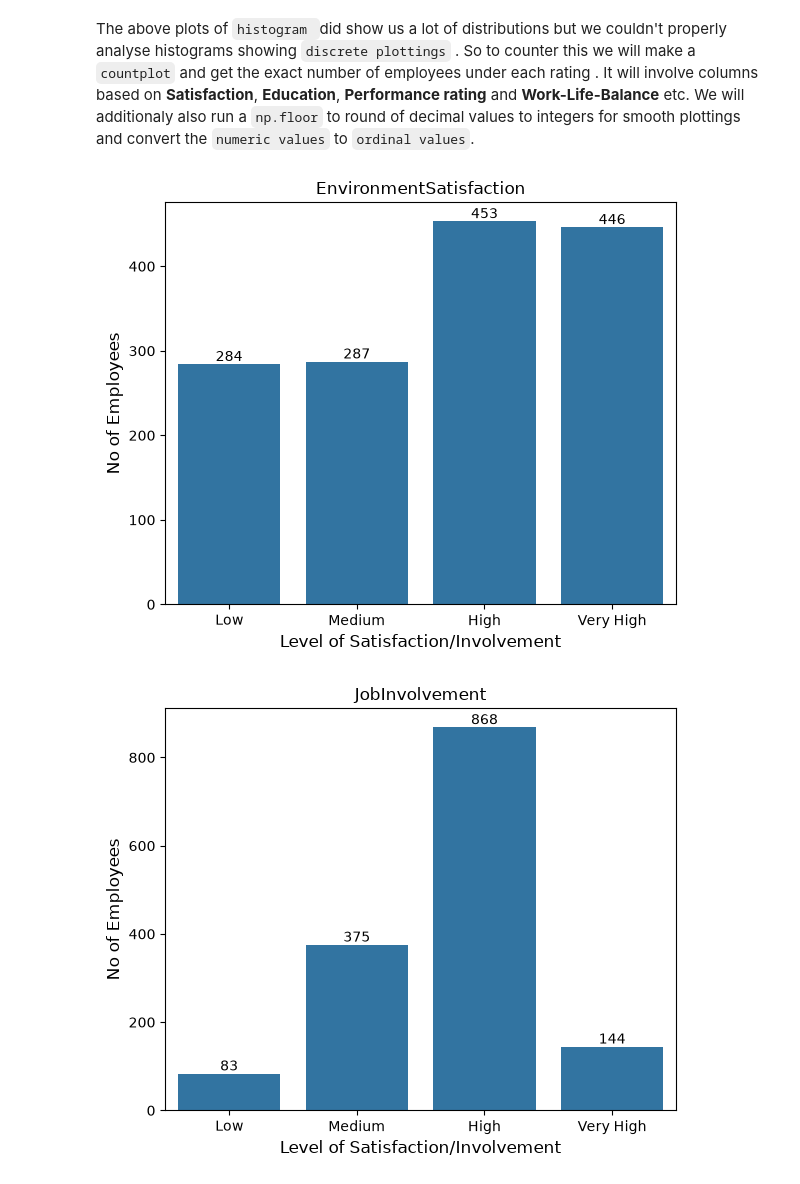
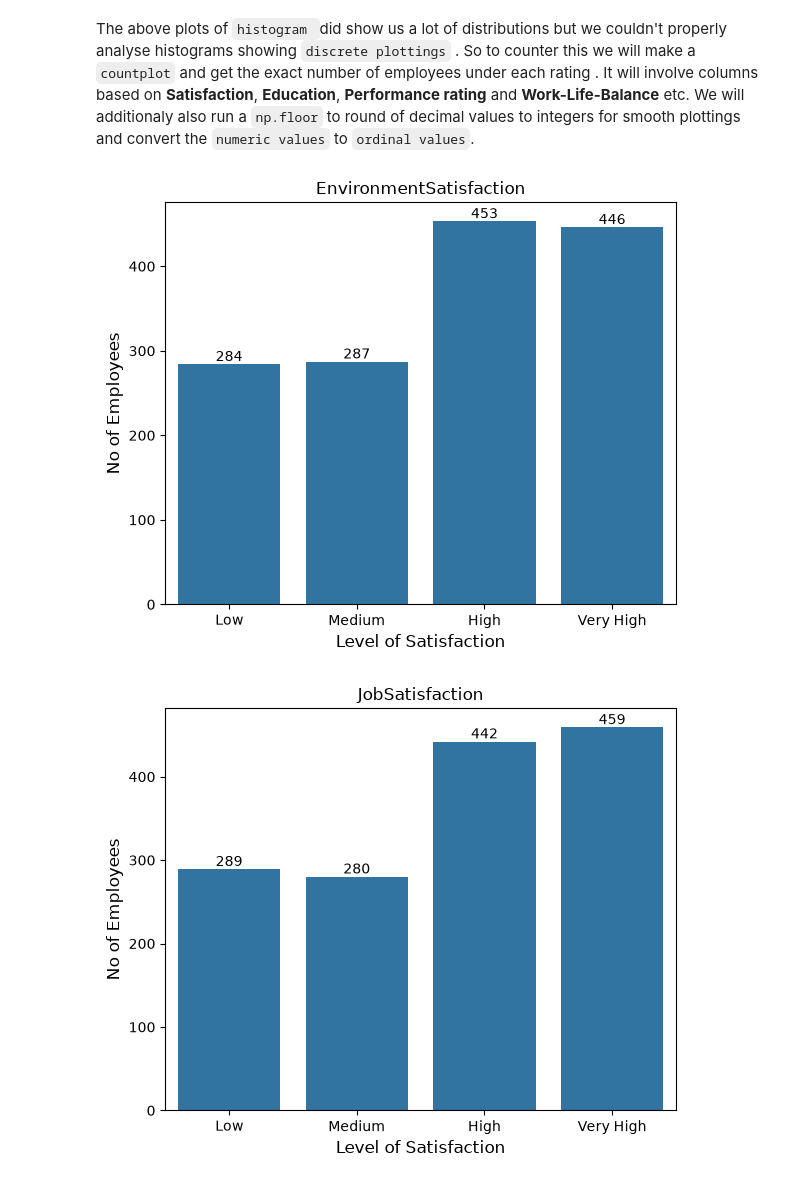
Before and after one commit to praveenkumar231205/ibm-hr-analytics-python, a Jupyter notebook: 01_eda_and_insights.ipynb, the cells around one changed output. Drawn from its saved outputs; the diff is of its cells as text; code cells hidden in the pictures.

Commit message:
Job involvement label seperated and mardowns done for it

```diff
--- a/01_eda_and_insights.ipynb
+++ b/01_eda_and_insights.ipynb
@@ -154,16 +154,16 @@ The above plots of `histogram `did show us a lot of distributions but we couldn'
 We will additionaly also run a `np.floor` to round of decimal values to integers for smooth plottings and convert the `numeric values` to `ordinal values`.
 # %%
 #Satisfaction based columns mapped according to the official company data
-sat_col = ['EnvironmentSatisfaction','JobInvolvement','JobSatisfaction','RelationshipSatisfaction']
+sat_col = ['EnvironmentSatisfaction','JobSatisfaction','RelationshipSatisfaction']
 sat_map = {1:'Low', 2:'Medium', 3:'High', 4:'Very High'}
 for i in sat_col:
-    df[f'{i}_label'] = np.floor(df[i]+0.5).astype('int64').map(sat_map) #np.floor is used to round of any decimal values present in dataset to prevent inconsistency
-
-#Education based columns mapped according to the official company data
+    df[f'{i}_label'] = np.floor(df[i]+0.5).astype('int64').map(sat_map) #np.floor is used to round of any decimal values present in dataset to prevent inconsistency.
+# 0.5 is added to the column values to round off the values to nearest integer. For example, 1.2 will be rounded to 1 and 1.8 will be rounded to 2.
+#Education based columns mapped according to the official company data.
 edu_map = {1:'Below College', 2:'College', 3:'Bachelor', 4:'Master', 5:'Doctor'}
 df['Education_label'] = np.floor(df['Education']+0.5).astype('int64').map(edu_map)
 
-#Perfornamce based columns mapped according to the official company data
+#Performance based columns mapped according to the official company data
 per_map = {1:'Low', 2:'Good', 3:'Excellent', 4:'Outstanding'}
 df['PerformanceRating_label'] = np.floor(df['PerformanceRating']+0.5).astype('int64').map(per_map)
 
@@ -173,15 +173,15 @@ df['WorkLifeBalance_label'] = np.floor(df['WorkLifeBalance']+0.5).astype('int64'
 # %%
 # For Satisfaction based plots
 sat_order = ['Low', 'Medium', 'High', 'Very High']
 for i in sat_col :
     plt.figure(figsize=(6, 5))
     graph = sns.countplot(data=df, x=(f'{i}_label'), order=sat_order)
     graph.bar_label(graph.containers[0])
     plt.title(f'{i}')
-    plt.xlabel('Level of Satisfaction/Involvement',fontsize=12)
+    plt.xlabel('Level of Satisfaction',fontsize=12)
     plt.ylabel('No of Employees', fontsize=12)
     plt.tight_layout()
     plt.show()
 # %% [output]
-[figure, old version]
+[figure, new version]
-[figure, old version]
+[figure, new version]
```
Also changed, not shown: parts of 3 cells of this notebook.
